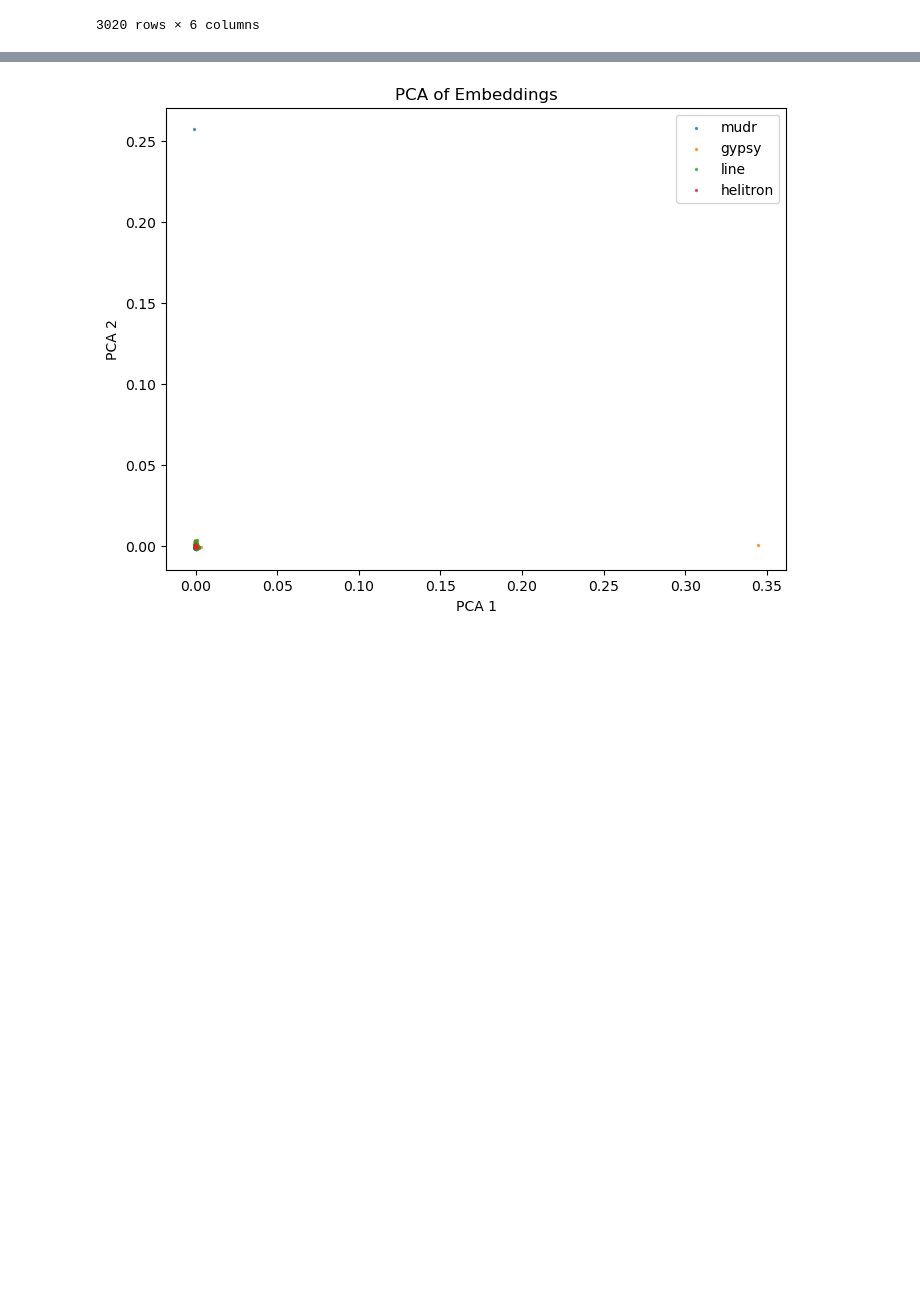
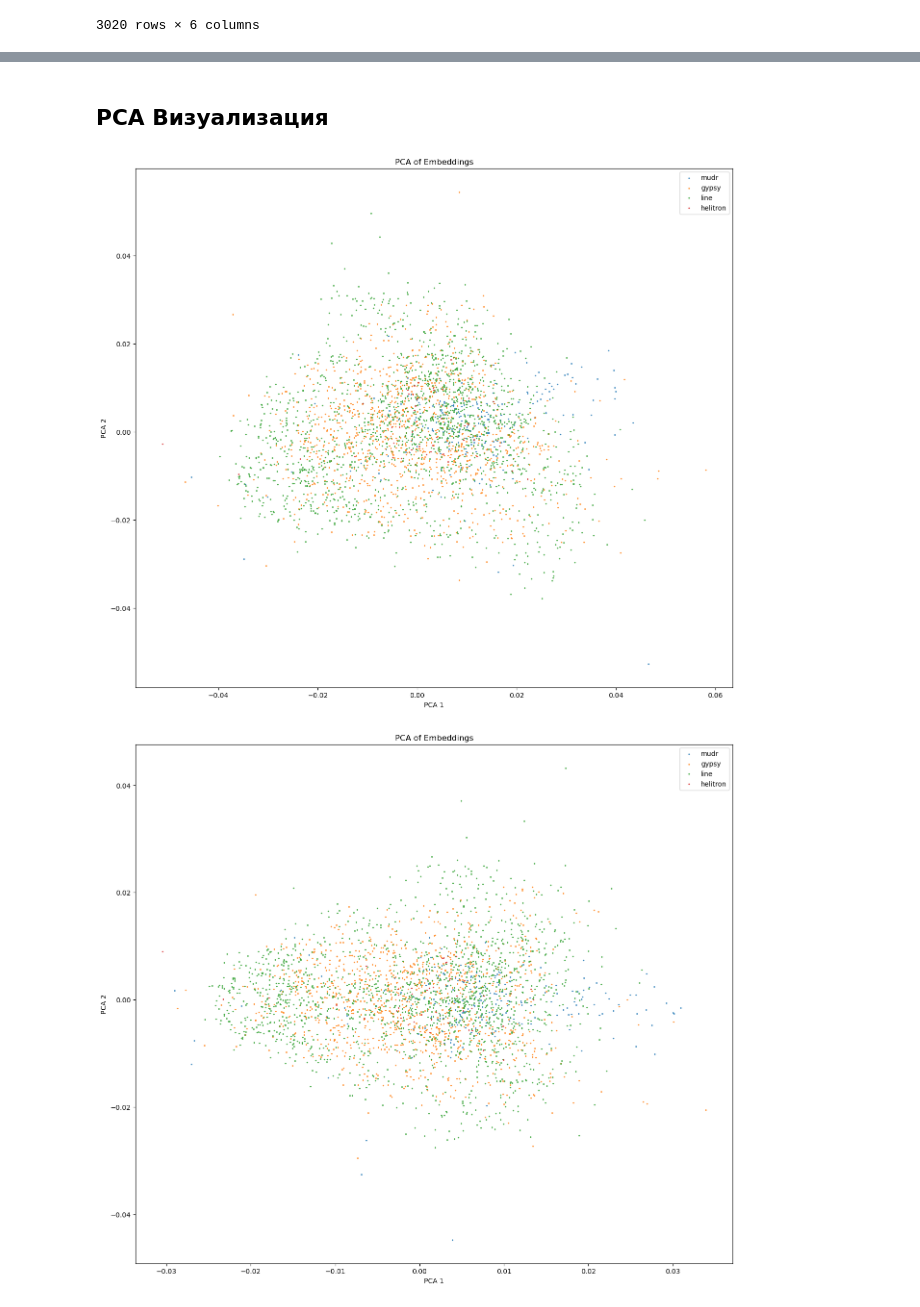
Before and after one commit to nad-igolki/mobiraph, a Jupyter notebook: n02_scripts/n03_data.ipynb, the cells around one changed output, grey strips where cells are left out. Cells and saved outputs as stored; diff of their text form; code cells hidden in the pictures; blank space fills up the shorter version.

```diff
--- a/n02_scripts/n03_data.ipynb
+++ b/n02_scripts/n03_data.ipynb
@@ -306,0 +356,4 @@ dataset_embeddings.head
+# %%
+df_info = pd.read_csv('/Users/nad/hse/semester07/mobiraph/n01_data/n06_insects_many/repbase_orf_type.txt', sep="\t")
+# %%
+ks = [4, 5, 6, 7]
@@ -307,23 +396,37 @@ dataset_embeddings.head
+# %% [markdown]
+## PCA Визуализация
 # %%
-X = np.vstack(dataset_embeddings["embedding"].values)
+mode = 0
+seed = 1
+for k in ks:
+    path_to_dataset = os.path.join(config.DIR_KMER_DATASETS, f'{k}_{mode}_{seed}_trimmed.csv')
+    dataset_load = pd.read_csv(path_to_dataset)
+    emb_cols = [c for c in dataset_load.columns if re.fullmatch(r"emb_\d+", c)]
+    mask_X = dataset_load[emb_cols].notna().all(axis=1)
+    mask_y = df_info["MainType"].notna()
+    common_idx = dataset_load.index[mask_X].intersection(df_info.index[mask_y])
+    X = dataset_load.loc[common_idx, emb_cols].to_numpy(dtype=float)
 
-# PCA до 2 компонент
-pca = PCA(n_components=2)
-X_pca = pca.fit_transform(X)
+    # PCA до 2 компонент
+    pca = PCA(n_components=2)
+    X_pca = pca.fit_transform(X)
 
-# Добавим координаты в DataFrame
-dataset_embeddings["pca1"] = X_pca[:, 0]
-dataset_embeddings["pca2"] = X_pca[:, 1]
+    # Добавим координаты в DataFrame
+    dataset_load["pca1"] = X_pca[:, 0]
+    dataset_load["pca2"] = X_pca[:, 1]
 
-plt.figure(figsize=(8, 6))
-for t in dataset_embeddings["type"].unique():
-    subset = dataset_embeddings[dataset_embeddings["type"] == t]
-    plt.scatter(subset["pca1"], subset["pca2"], label=t, alpha=0.7, s=2)
+    plt.figure(figsize=(16, 14))
 
-plt.xlabel("PCA 1")
-plt.ylabel("PCA 2")
-plt.title("PCA of Embeddings")
-plt.legend()
-plt.show()
+
+    for t in dataset_load["type"].unique():
+        subset = dataset_load[dataset_load["type"] == t]
+        plt.scatter(subset["pca1"], subset["pca2"], label=t, alpha=0.7, s=2)
+
+    plt.xlabel("PCA 1")
+    plt.ylabel("PCA 2")
+    plt.title("PCA of Embeddings")
+    plt.legend()
+    plt.show()
 # %% [output]
-[figure, old version]
+[figure, new version]
+[figure, added]
```
Also changed, not shown: parts of 13 cells of this notebook, 5 other files.
